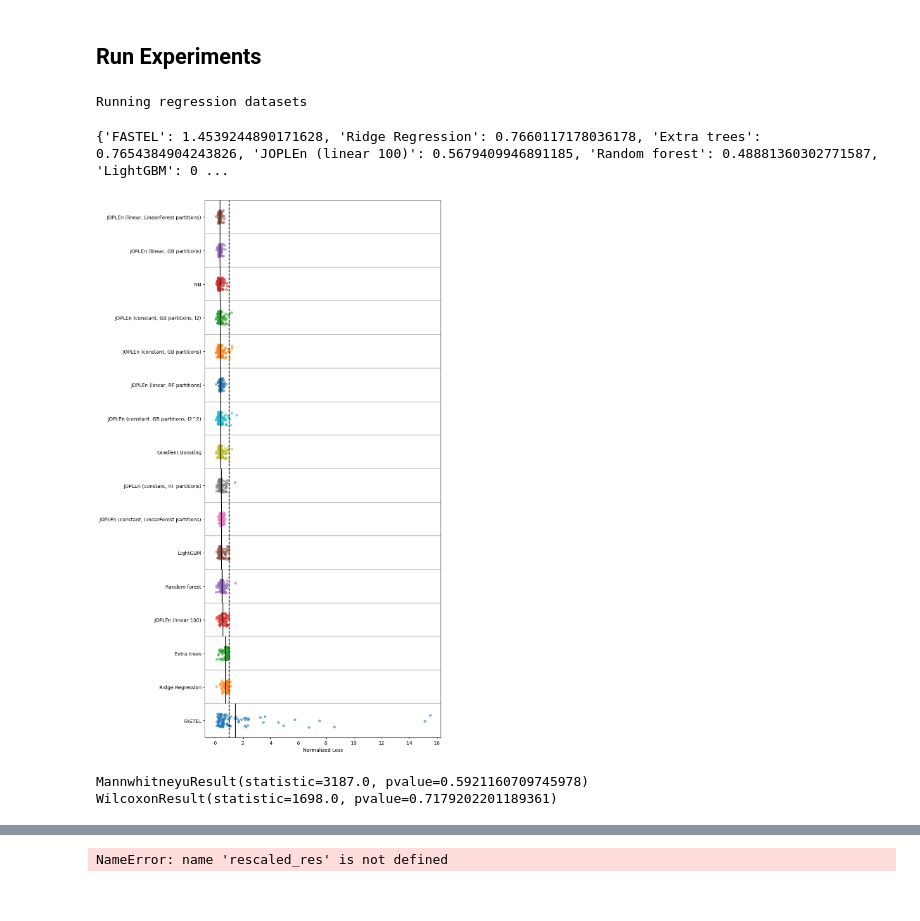
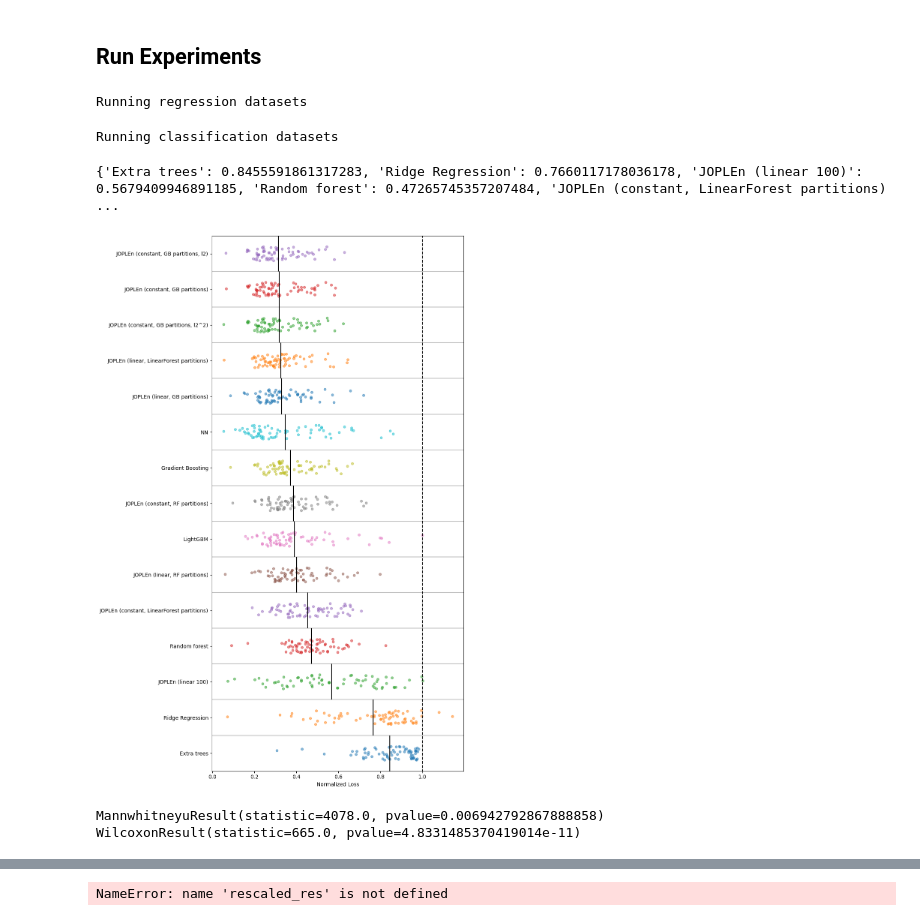
Before and after one commit to mattrmd/joplen_mlsp2024, a Jupyter notebook: experiments/predict_both.ipynb, the cells around one changed output, grey strips where cells are left out. Cells and saved outputs as stored; diff of their text form; code cells hidden in the pictures.

```diff
--- a/experiments/predict_both.ipynb
+++ b/experiments/predict_both.ipynb
@@ -165,6 +165,7 @@ def auc(y_true, y_pred):
 loss_dict = {
     "mse": rmse,
     "rmse": rmse,
+    "regression": rmse,
     "log_loss": log_loss,
     "binary": log_loss,
     True: log_loss,
@@ -263,7 +264,7 @@ def train_sklearn(
     if is_classification:
         val_error = loss(y_val, model.predict_proba(x_val)[:, 1], True)
     else:
-        val_error = loss(y_val, model.predict(x_val), is_classification)
+        val_error = loss(y_val, model.predict(x_val), False)
 
     if x_test is not None and y_test is not None:
         if is_classification:
@@ -271,7 +272,7 @@ def train_sklearn(
         else:
             y_pred = model.predict(x_test)
 
-        test_error = loss(y_test, y_pred, True)
+        test_error = loss(y_test, y_pred, is_classification)
 
         return (
             val_error,
@@ -783,7 +783,7 @@ def optimize_model(model_info, ds_path, n_trials, skip_categorical, is_classific
 # %%
 ignored_models = [
     "joplen_const_gb_part_l1",
-    # "fastel",
+    "fastel",
     "joplen_const",
     "joplen_linear_inf",
     # "joplen_const_gb_part_l2",
@@ -824,11 +824,10 @@ for name, lst in zip(["regression", "classification"], [reg_datasets, class_data
             if res is not None:
                 reg_res[info["name"]][ds_path.name] = res
 
-    break
-
 reg_res = dict(reg_res)
 # %% [output]
 Running regression datasets
+Running classification datasets
 # %%
 def plot_strip(
     reg_res: dict,
@@ -837,6 +836,7 @@ def plot_strip(
     plot_kwargs: dict = {},
     scatter_kwargs: dict = {},
     only_classification: bool = False,
+    only_continuous: bool = False,
 ):
     """
     Create a strip plot based on the list of y-values.
@@ -849,6 +849,7 @@ def plot_strip(
             kk: (vv["test_score"] / vv["dummy_loss"])
             for kk, vv in v.items()
             if (kk in classification_dataset_names) == only_classification
+            and vv["contains_categorical"] != only_continuous
         }
         for k, v in reg_res.items()
     }
@@ -882,35 +883,36 @@ def plot_strip(
         ax.vlines(mean, x_value - 1 / 2, x_value + 1 / 2, color="k")
 
     ax.set_xlim(x_lim)
 
     print({k: v for k, v in zip(y_labels, means)})
 
     ax.set_yticks(range(len(y_labels)))
     ax.set_yticklabels(y_labels)
 
     y_lim = ax.get_ylim()
     ax.vlines(1, -1, len(y_labels) + 1, color="k", linestyle="--")
     ax.set_ylim(-1 / 2, len(y_labels) - 1 / 2)
 
     plt.xlabel("Normalized Loss")
 
     plt.tight_layout()
 
     return ax, means
 
 
 ax, means = plot_strip(
     reg_res,
     scatter_kwargs={"alpha": 0.5, "s": 20},
     only_classification=False,
+    only_continuous=True,
 )
 
 plt.savefig(PLOT_PATH / "reg_strip.png", dpi=300)
 
 plt.show()
 # %% [output]
-{'FASTEL': 1.4539244890171628, 'Ridge Regression': 0.7660117178036178, 'Extra trees': 0.7654384904243826, 'JOPLEn (linear 100)': 0.5679409946891185, 'Random forest': 0.48881360302771587, 'LightGBM': 0 ...
+{'Extra trees': 0.8455591861317283, 'Ridge Regression': 0.7660117178036178, 'JOPLEn (linear 100)': 0.5679409946891185, 'Random forest': 0.47265745357207484, 'JOPLEn (constant, LinearForest partitions) ...
-[figure, old version]
+[figure, new version]
 # %%
 # compute non-parametic distribution test
 from scipy.stats import mannwhitneyu
@@ -919,9 +921,10 @@ from scipy.stats import wilcoxon
 ours, theirs = [], []
 
 for k, v in reg_res["JOPLEn (constant, GB partitions, l2)"].items():
-    if k in reg_res["Gradient Boosting"] and k in classification_dataset_names:
-        ours.append(v["test_score"])
-        theirs.append(reg_res["Gradient Boosting"][k]["test_score"])
+    if k in reg_res["Gradient Boosting"] and k not in classification_dataset_names:
+        dummy_loss = v["dummy_loss"]
+        ours.append(v["test_score"] / dummy_loss)
+        theirs.append(reg_res["Gradient Boosting"][k]["test_score"] / dummy_loss)
 
 ours = np.array(ours)
 theirs = np.array(theirs)
@@ -929,8 +932,8 @@ theirs = np.array(theirs)
 print(mannwhitneyu(ours, theirs, alternative="less"))
 print(wilcoxon(ours, theirs, alternative="less"))
 # %% [output]
-MannwhitneyuResult(statistic=3187.0, pvalue=0.5921160709745978)
-WilcoxonResult(statistic=1698.0, pvalue=0.7179202201189361)
+MannwhitneyuResult(statistic=4078.0, pvalue=0.006942792867888858)
+WilcoxonResult(statistic=665.0, pvalue=4.8331485370419014e-11)
 # %%
 plt.scatter(ours, theirs)
 plt.plot([0, 1], [0, 1], color="k", linestyle="--")
```
Also changed, not shown: parts of 2 cells of this notebook, 10 other files.
